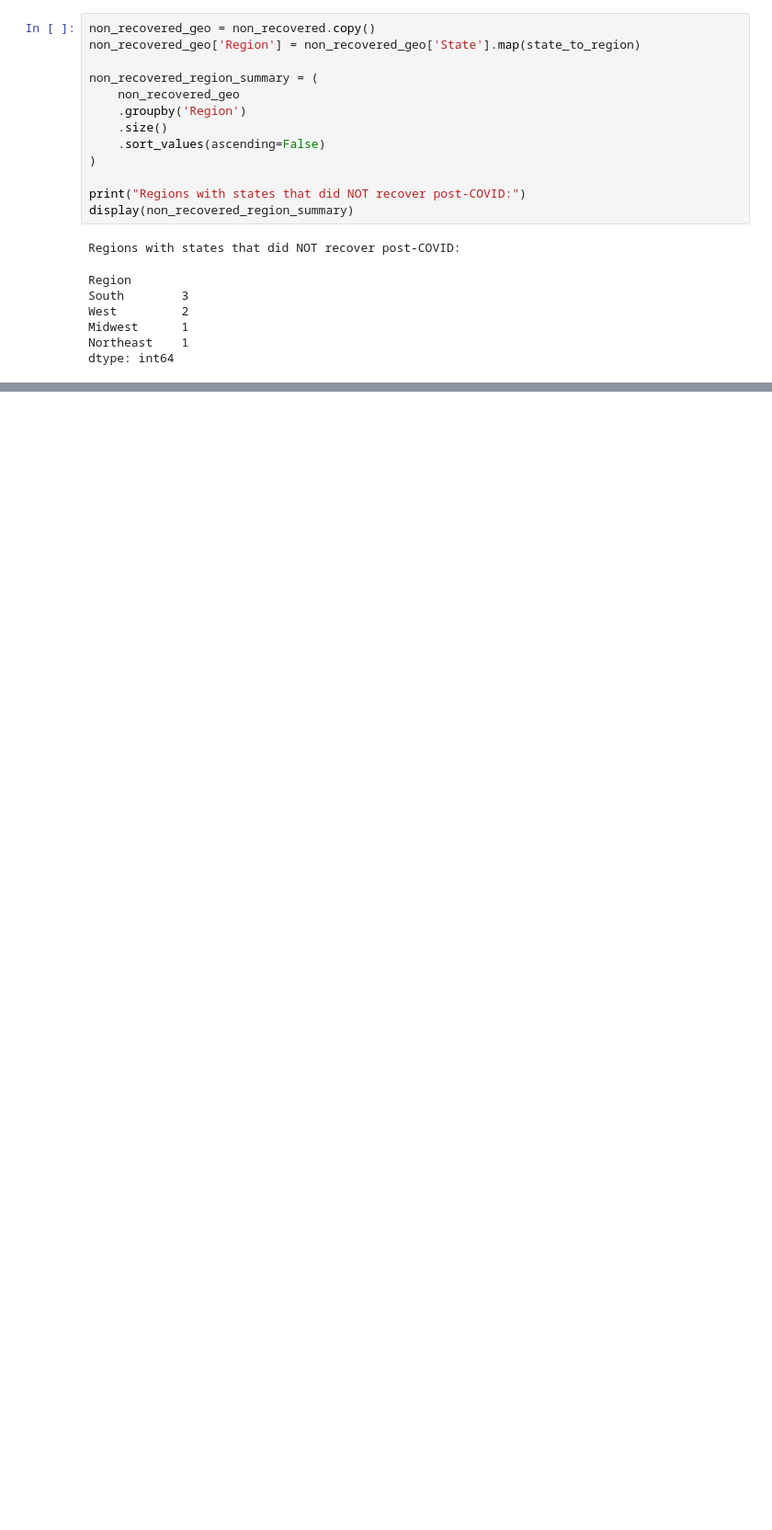
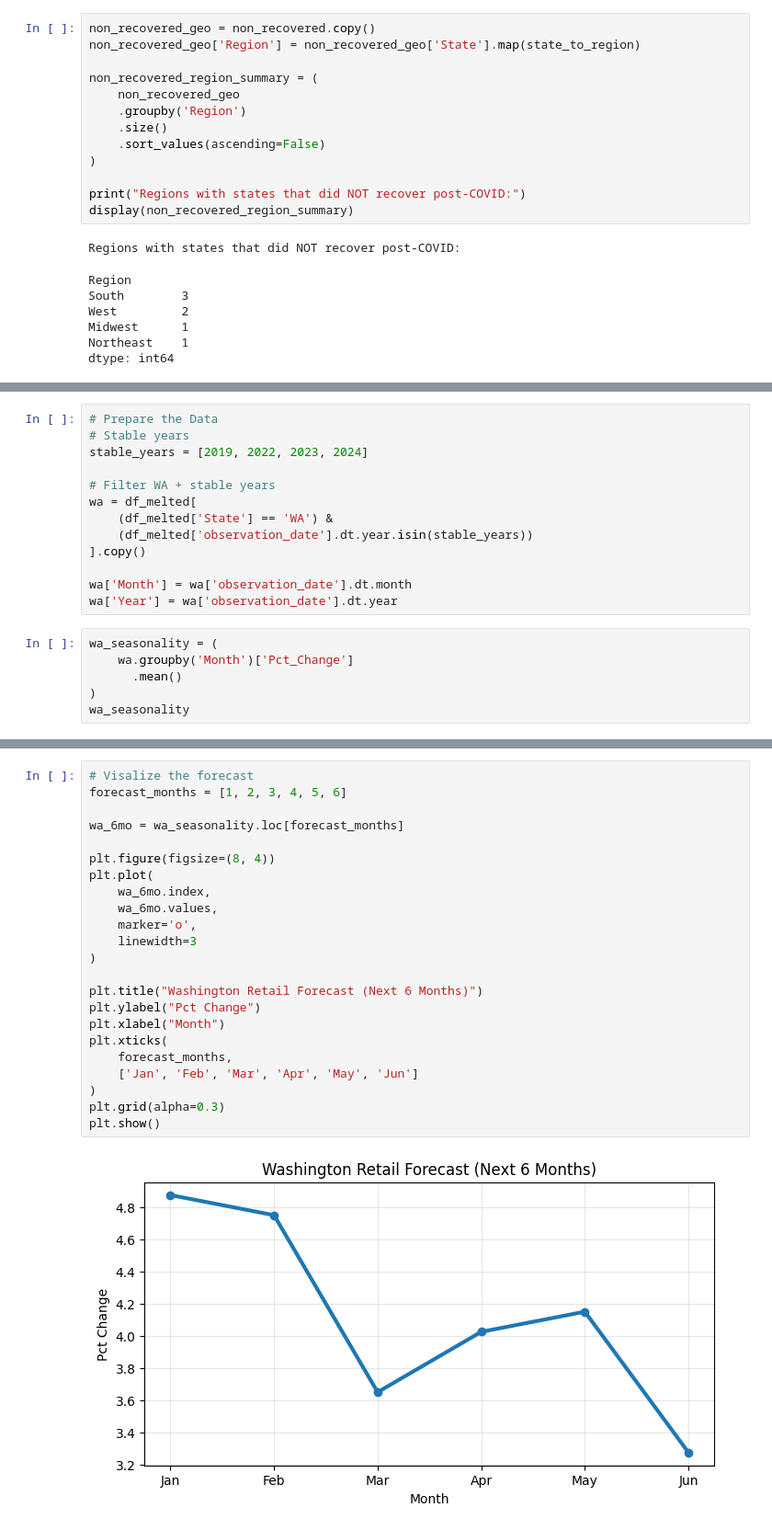
Before and after one commit to DiaHere/Food-and-Beverage-across-all-US-states-Analysis, a Jupyter notebook: covid_impact_on_food_&_beverage_analysis.ipynb, the cells around one changed output, grey strips where cells are left out. Shown at 92% size. Cells and saved outputs as stored; diff of their text form; blank space fills up the shorter version.

Commit message:
Completed the forecast

```diff
--- a/covid_impact_on_food_&_beverage_analysis.ipynb
+++ b/covid_impact_on_food_&_beverage_analysis.ipynb
@@ -498,0 +526,19 @@ dtype: int64
+# %%
+# Prepare the Data
+# Stable years
+stable_years = [2019, 2022, 2023, 2024]
+
+# Filter WA + stable years
+wa = df_melted[
+    (df_melted['State'] == 'WA') &
+    (df_melted['observation_date'].dt.year.isin(stable_years))
+].copy()
+
+wa['Month'] = wa['observation_date'].dt.month
+wa['Year'] = wa['observation_date'].dt.year
+# %%
+wa_seasonality = (
+    wa.groupby('Month')['Pct_Change']
+      .mean()
+)
+wa_seasonality
@@ -498,0 +585,25 @@ dtype: int64
+# %%
+# Visalize the forecast
+forecast_months = [1, 2, 3, 4, 5, 6]
+
+wa_6mo = wa_seasonality.loc[forecast_months]
+
+plt.figure(figsize=(8, 4))
+plt.plot(
+    wa_6mo.index,
+    wa_6mo.values,
+    marker='o',
+    linewidth=3
+)
+
+plt.title("Washington Retail Forecast (Next 6 Months)")
+plt.ylabel("Pct Change")
+plt.xlabel("Month")
+plt.xticks(
+    forecast_months,
+    ['Jan', 'Feb', 'Mar', 'Apr', 'May', 'Jun']
+)
+plt.grid(alpha=0.3)
+plt.show()
+# %% [output]
+[figure, added]
```
Also changed, not shown: parts of 16 cells of this notebook, 3 other files.
